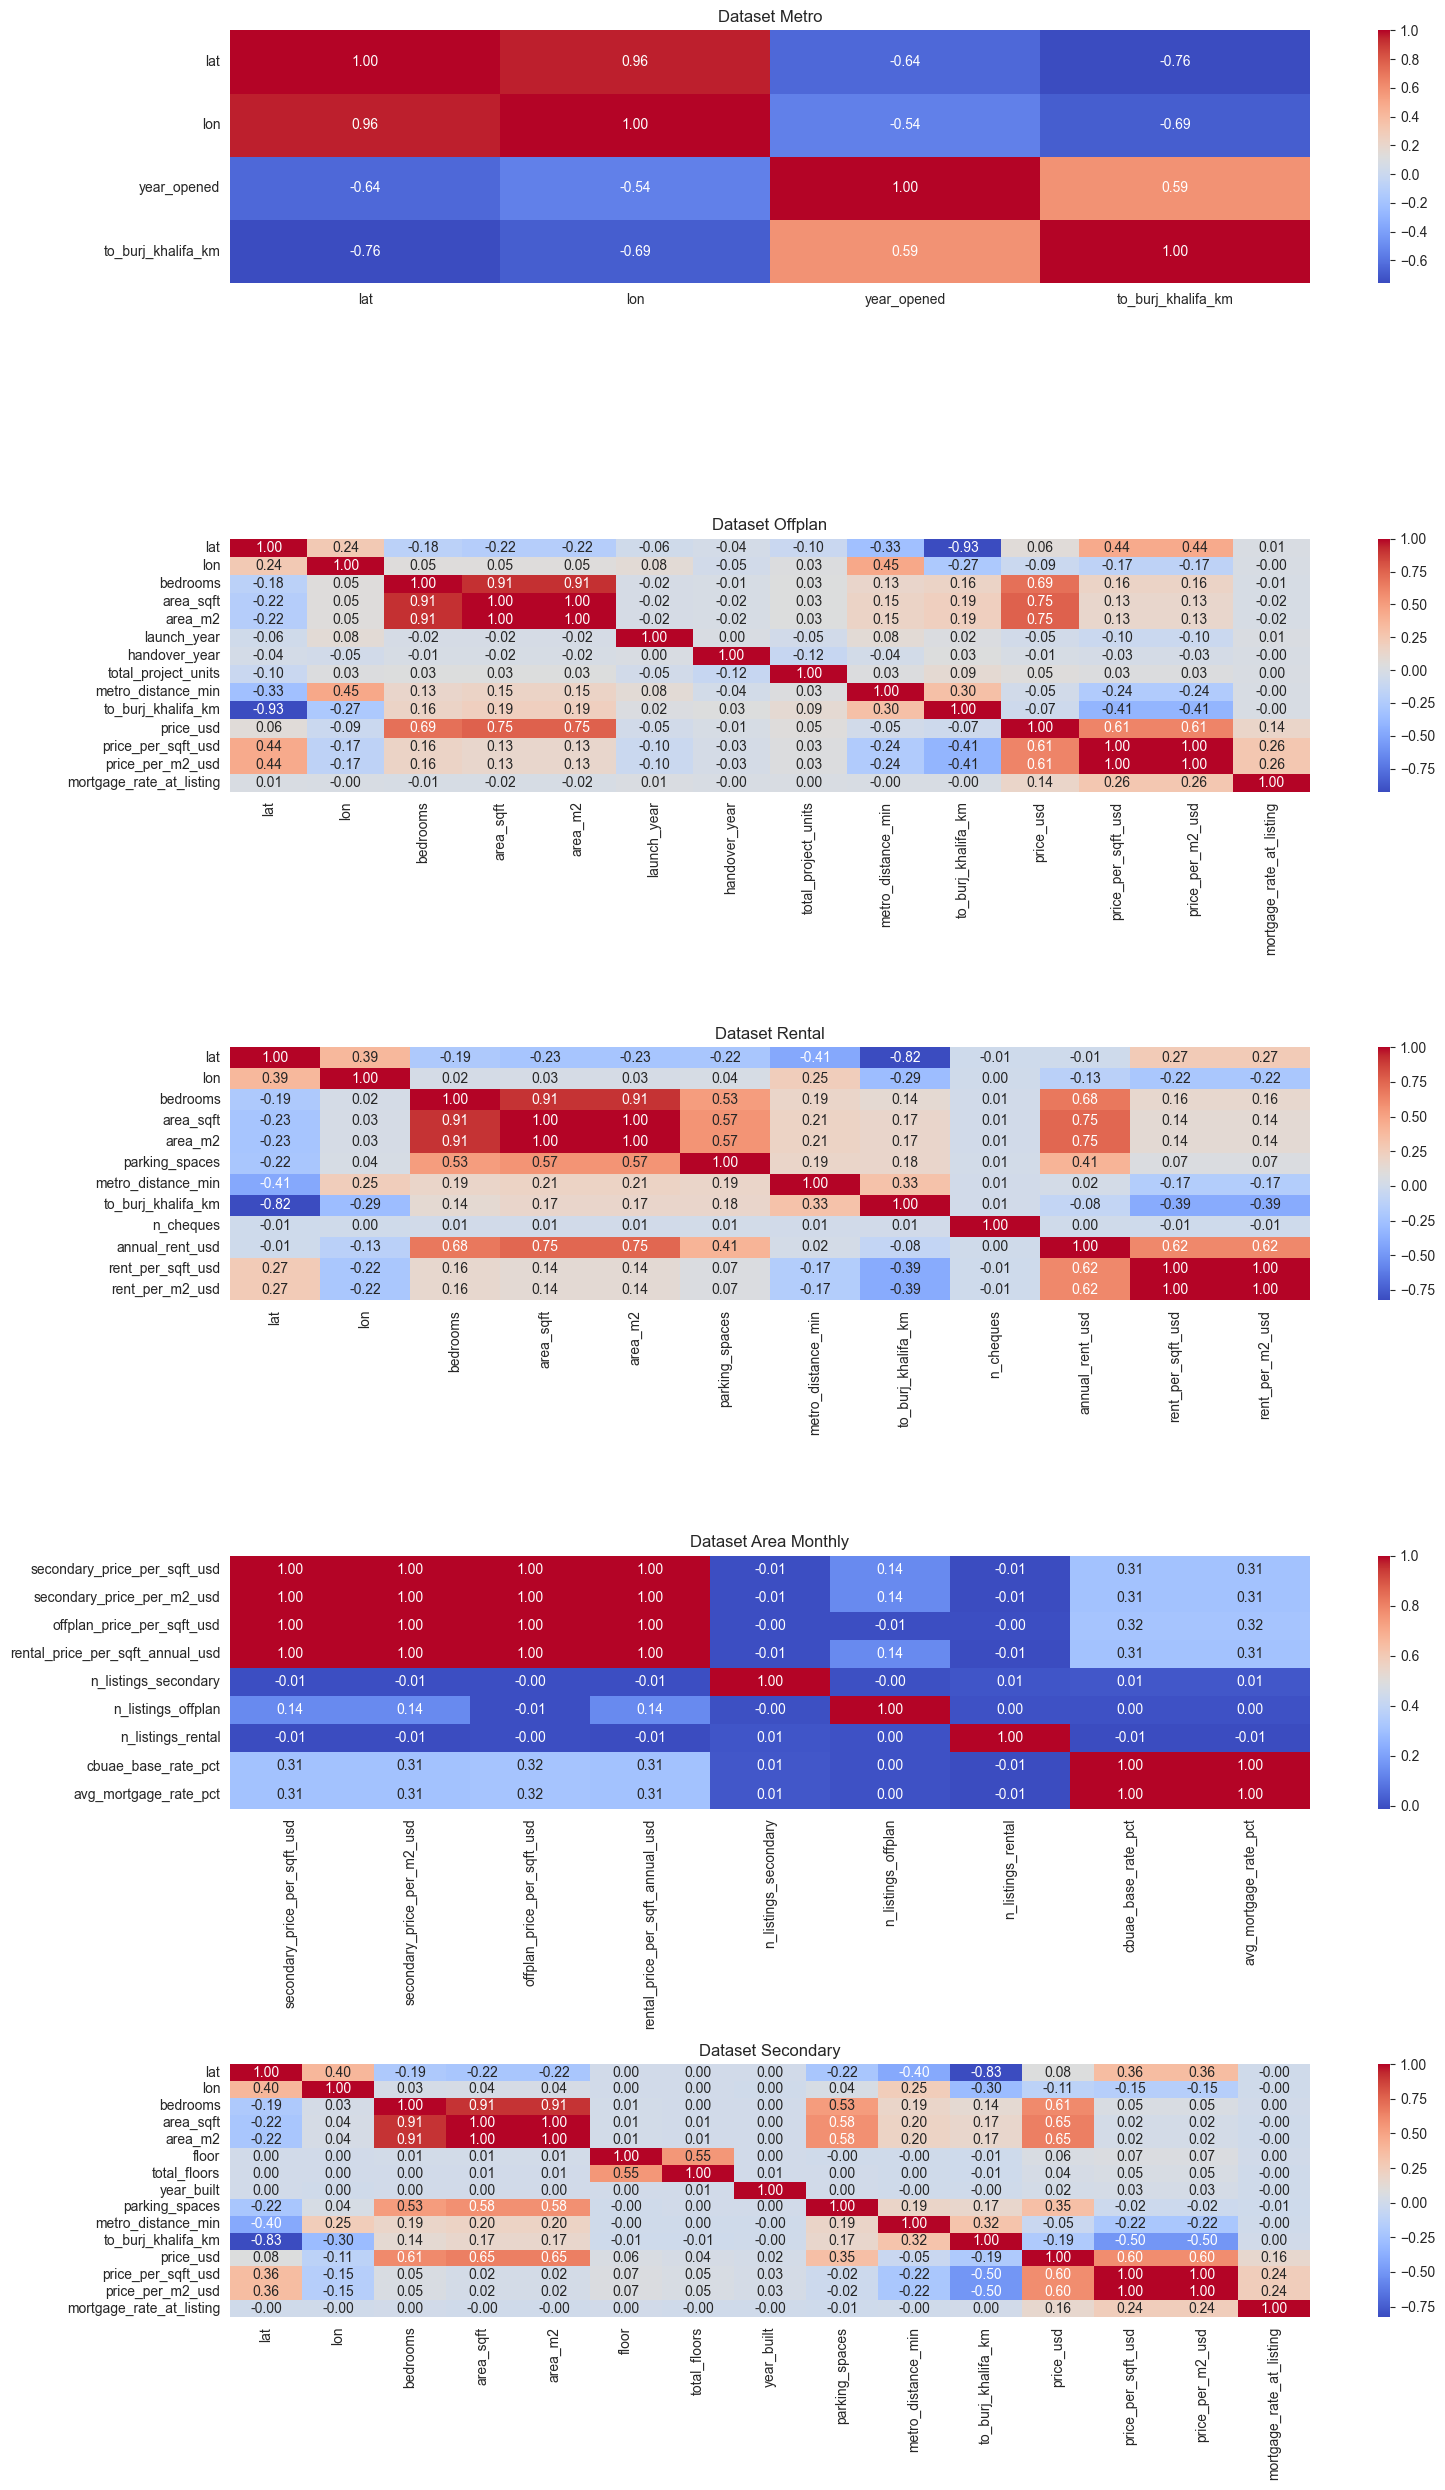
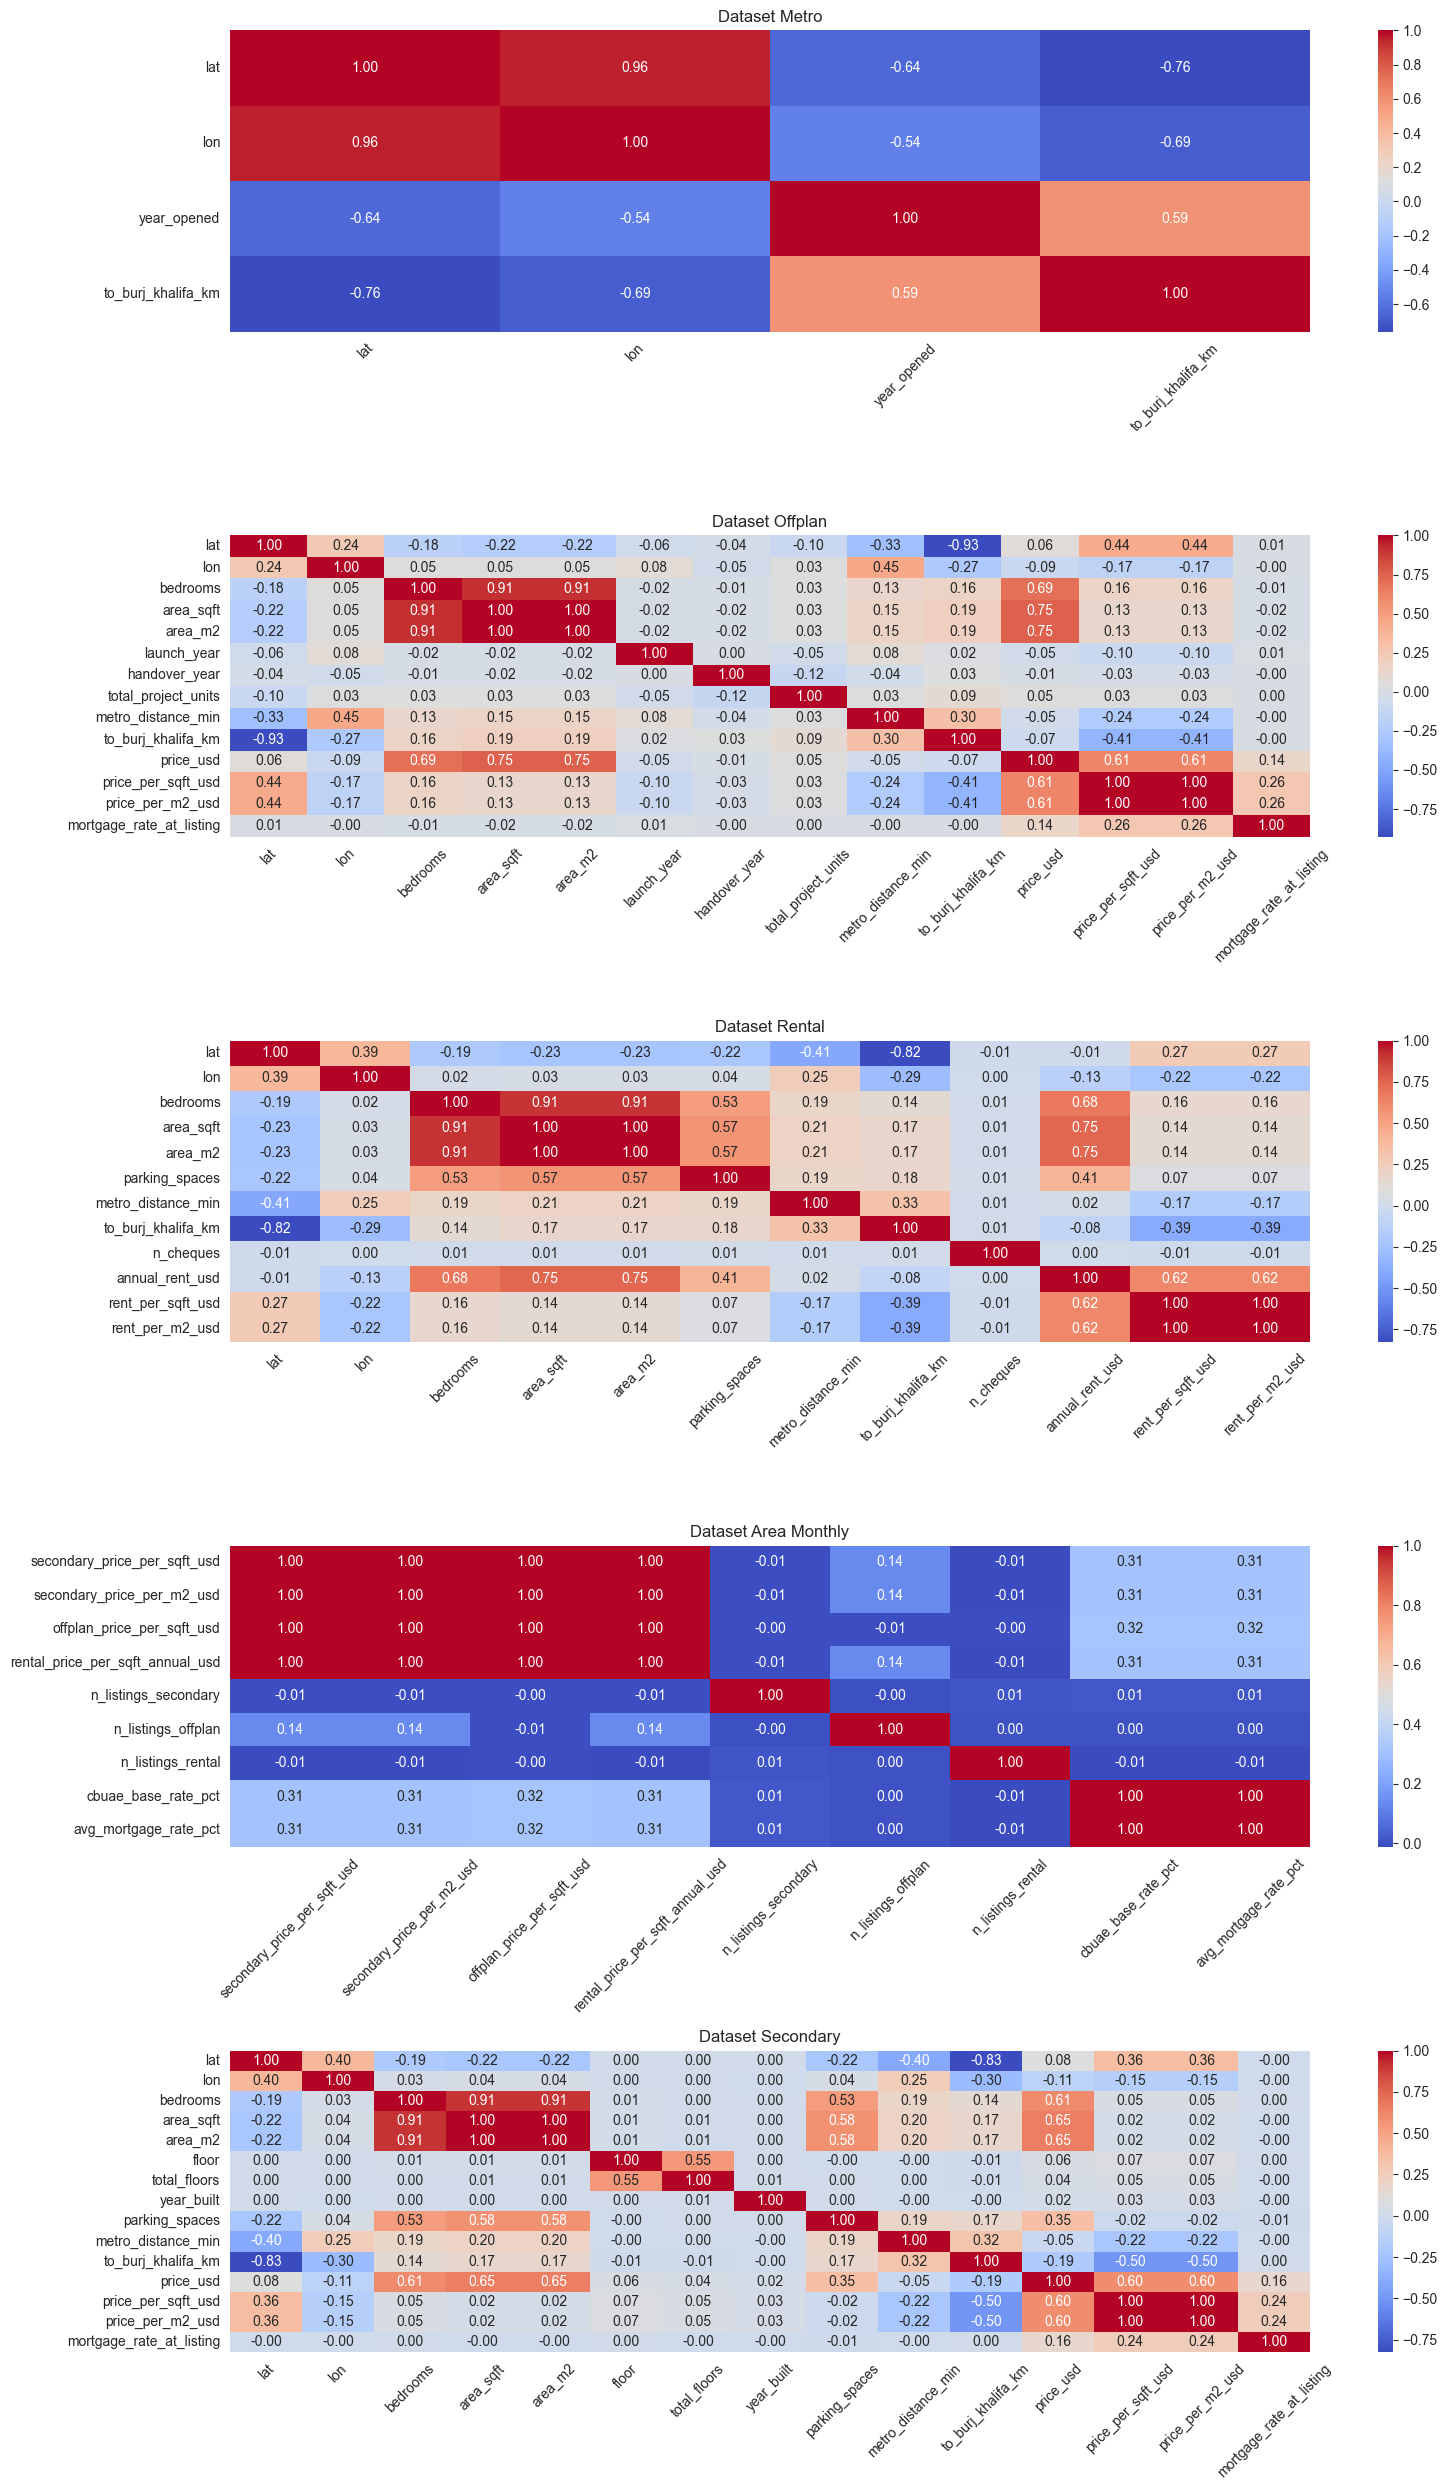
The change to this notebook cell's code, shown as a diff; its figure went from the first image to the second:
--- before
+++ after
@@ -24,5 +24,5 @@
         )
         
-        # ax.tick_params(axis='x', rotation=45)
+        ax.tick_params(axis='x', rotation=45)
         ax.set_title(f'Dataset {name}')
     

Commit: Fix plot : Correlation heatmap (tick params)